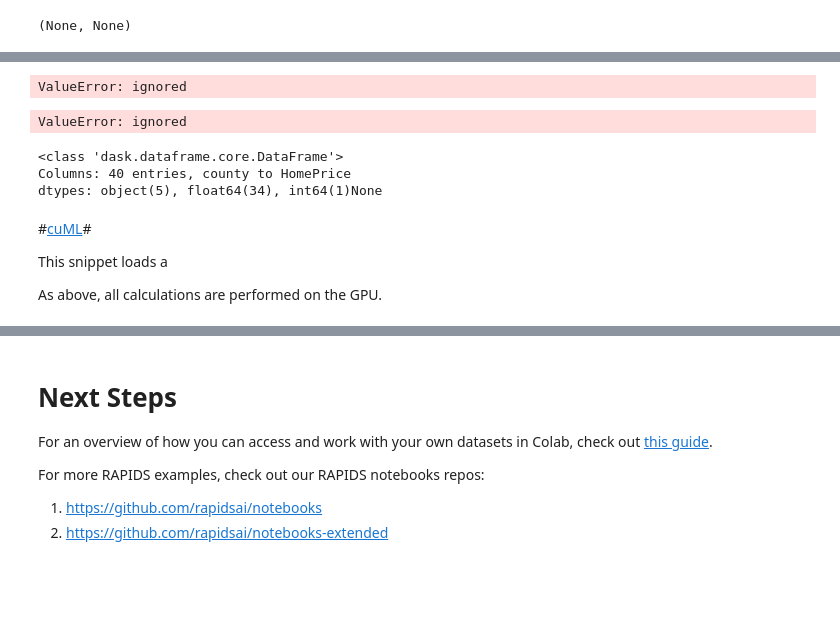
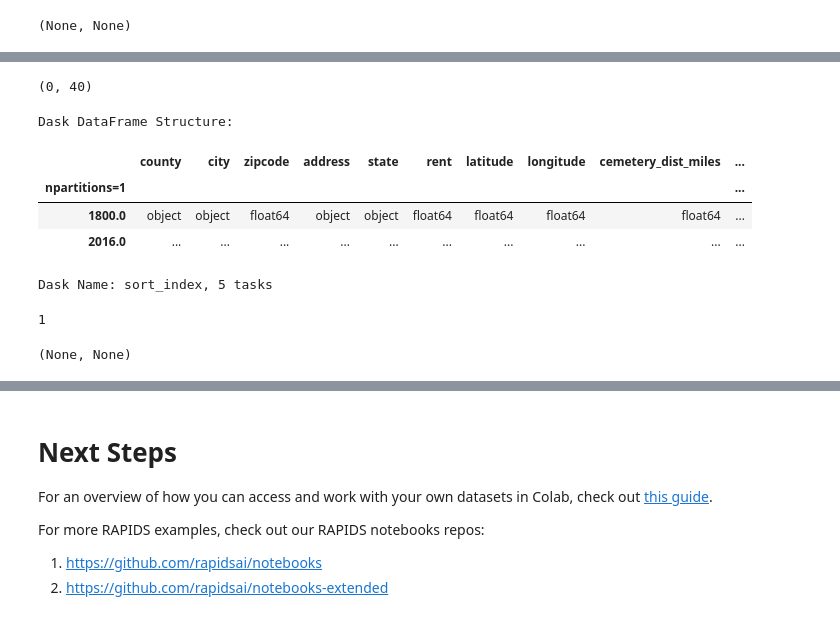
Before and after one commit to PadmarajBhat/Rapids.AI, a Jupyter notebook: rapids_colab.ipynb, the cells around one changed output, grey strips where cells are left out. Saved outputs shown, nothing was run; the diff lists cells and outputs as text; code cells hidden in the pictures; blank space fills up the shorter version.

```diff
--- a/rapids_colab.ipynb
+++ b/rapids_colab.ipynb
@@ -175,5 +133,0 @@ NotImplementedError: ignored
-# %%
-tips_df['zipcode']=tips_df.zipcode.astype(np.int64)
-#tips_df['zipcode']=tips_df.zipcode.astype(np.float64)
-tips_df.select_dtypes(include=np.number).dtypes
-tips_df.head()
@@ -182,5 +133,0 @@ ValueError: ignored
-# %%
-#tips_df['zipcode']=tips_df.zipcode.astype(np.int64)
-tips_df['zipcode']=tips_df.zipcode.astype(np.float64)
-tips_df.select_dtypes(include=np.number).dtypes
-tips_df.head()
@@ -201,6 +141,0 @@ Here the map to integer did not happen at the read_csv line
-# %%
-print(tips_df.shape)
-print(list(tips_df[tips_df.yearbuilt.isna()]["yearbuilt"]))
-tips_df['yearbuilt']=tips_df.yearbuilt.fillna(0.0)
-tips_df.head()
-tips_df = tips_df.set_index("yearbuilt")
@@ -214,20 +155,21 @@ ValueError: ignored
+# %%
+tips_df[tips_df.yearbuilt.isna()].compute().shape
+# %% [output]
+(0, 40)
 # %%
-tips_df.yearbuilt.head()
+tips_df.set_index("yearbuilt")
 # %% [output]
-ValueError: ignored
+Dask DataFrame Structure:
+|  | county | city | zipcode | address | state | rent | latitude | longitude | cemetery_dist_miles | ... |
+| npartitions=1 |  |  |  |  |  |  |  |  |  | ... |
+| 1800.0 | object | object | float64 | object | object | float64 | float64 | float64 | float64 | ... |
+| 2016.0 | ... | ... | ... | ... | ... | ... | ... | ... | ... | ... |
+Dask Name: sort_index, 5 tasks
-# %%
-tips_df.HomePrice.head()
-# %% [output]
-ValueError: ignored
-# %%
-print(tips_df.info())
-# %% [output]
-<class 'dask.dataframe.core.DataFrame'>
-Columns: 40 entries, county to HomePrice
-dtypes: object(5), float64(34), int64(1)None
-# %% [markdown]
-#[cuML](https://github.com/rapidsai/cuml)#
-
-This snippet loads a
-
-As above, all calculations are performed on the GPU.
+# %%
+tips_df.npartitions
+# %% [output]
+1
+# %%
+tips_df.divisions
+# %% [output]
+(None, None)
```
Also changed, not shown: parts of 11 cells of this notebook.
